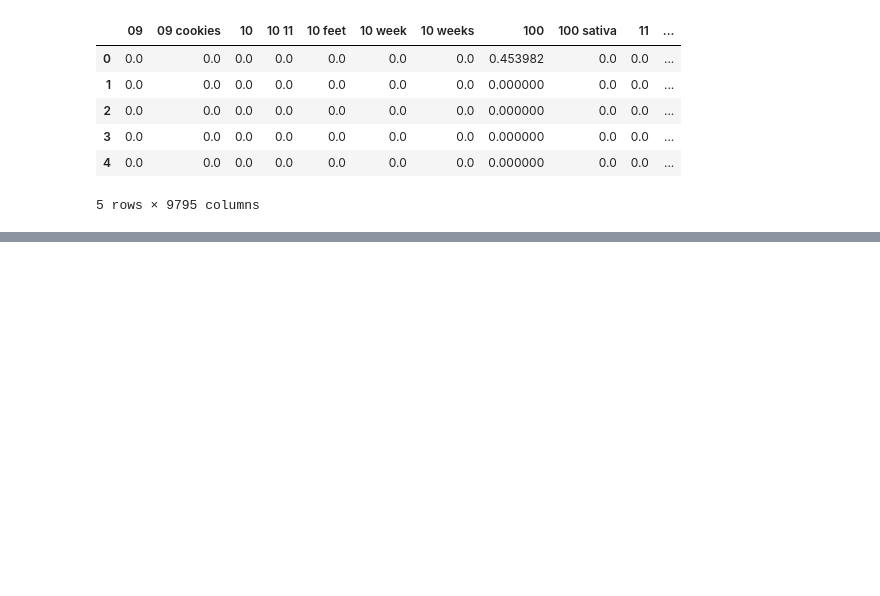
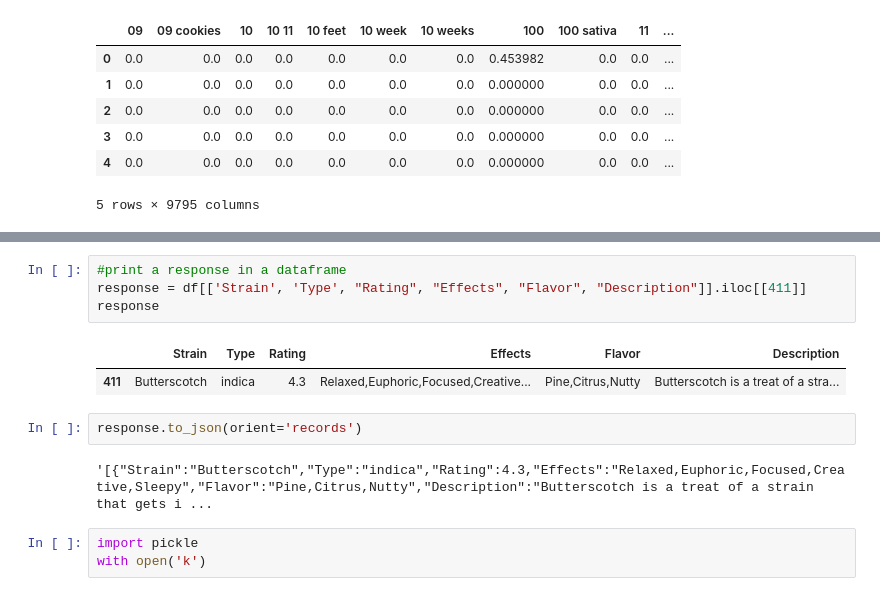
Before and after one commit to lfr4704/Data-Science, a Jupyter notebook: LR_ML_model.ipynb, the cells around one changed output, grey strips where cells are left out. Saved outputs shown, nothing was run; the diff lists cells and outputs as text; blank space fills up the shorter version.

```diff
--- a/LR_ML_model.ipynb
+++ b/LR_ML_model.ipynb
@@ -230,0 +265,14 @@ dtm.head()
+# %%
+#print a response in a dataframe
+response = df[['Strain', 'Type', "Rating", "Effects", "Flavor", "Description"]].iloc[[411]]
+response
+# %% [output]
+|  | Strain | Type | Rating | Effects | Flavor | Description |
+| 411 | Butterscotch | indica | 4.3 | Relaxed,Euphoric,Focused,Creative... | Pine,Citrus,Nutty | Butterscotch is a treat of a stra... |
+# %%
+response.to_json(orient='records')
+# %% [output]
+'[{"Strain":"Butterscotch","Type":"indica","Rating":4.3,"Effects":"Relaxed,Euphoric,Focused,Creative,Sleepy","Flavor":"Pine,Citrus,Nutty","Description":"Butterscotch is a treat of a strain that gets i ...
+# %%
+import pickle
+with open('k')
```
Also changed, not shown: parts of 6 cells of this notebook.
